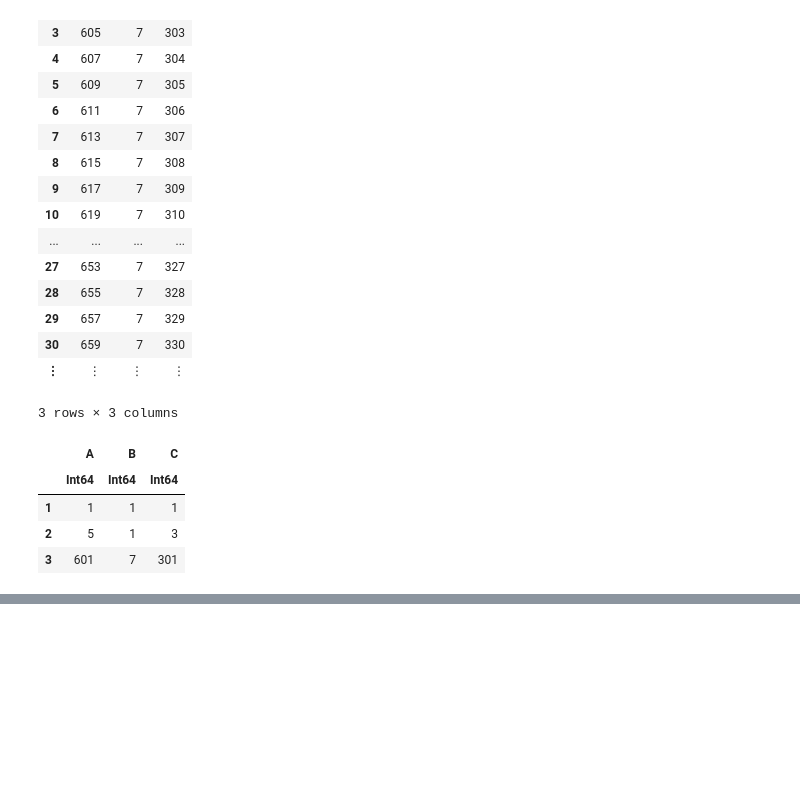
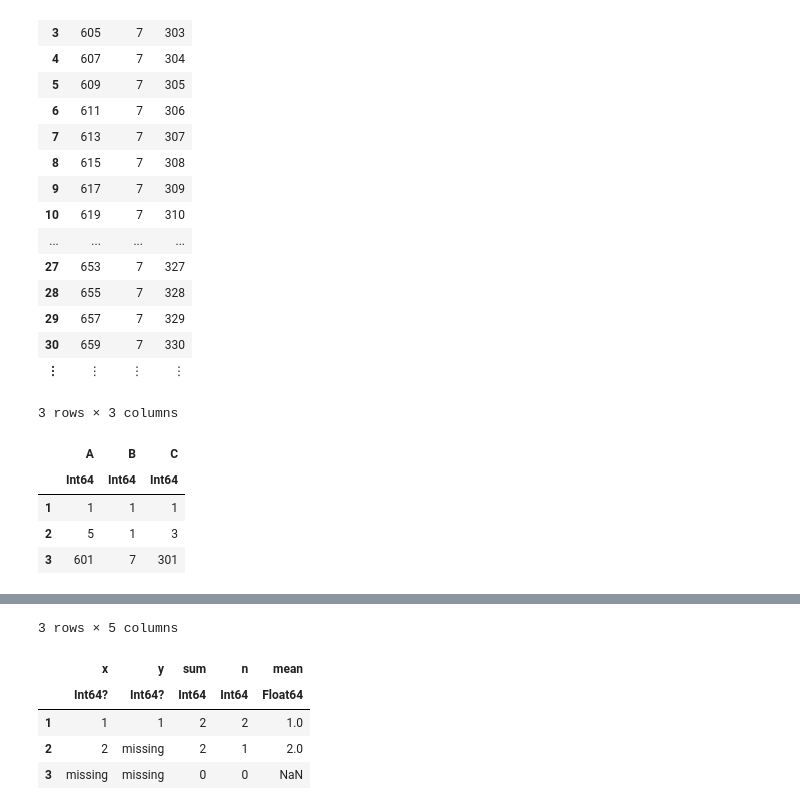
Before and after one commit to damiansp/julia, a Jupyter notebook: dsDocs/DataFrames/gettingstarted.jl.ipynb, the cells around one changed output, grey strips where cells are left out. Drawn from its saved outputs; the diff is of its cells as text; code cells hidden in the pictures; blank space fills up the shorter version.

```diff
--- a/dsDocs/DataFrames/gettingstarted.jl.ipynb
+++ b/dsDocs/DataFrames/gettingstarted.jl.ipynb
@@ -329,0 +438,16 @@ df[in.(df.A, Ref([1, 5, 601])), :]
+# %%
+df = DataFrame(x=[1, 2, missing], y=[1, missing, missing])
+transform(
+    df,
+    AsTable(:) .=> ByRow.(
+        [sum ∘ skipmissing,
+         x -> count(!ismissing, x),
+         mean ∘ skipmissing]
+    ) .=> [:sum, :n, :mean])
+# %% [output]
+3 rows × 5 columns
+|  | x | y | sum | n | mean |
+|  | Int64? | Int64? | Int64 | Int64 | Float64 |
+| 1 | 1 | 1 | 2 | 2 | 1.0 |
+| 2 | 2 | missing | 2 | 1 | 2.0 |
+| 3 | missing | missing | 0 | 0 | NaN |
```
Also changed, not shown: parts of 13 cells of this notebook.
